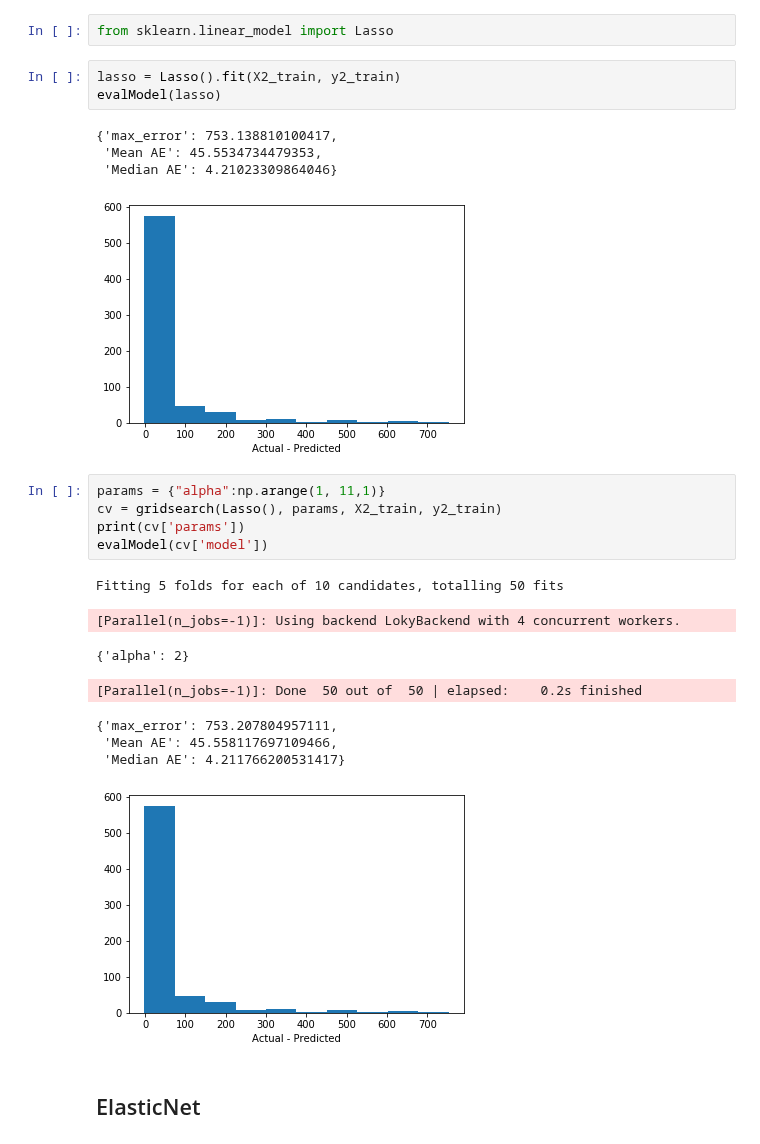
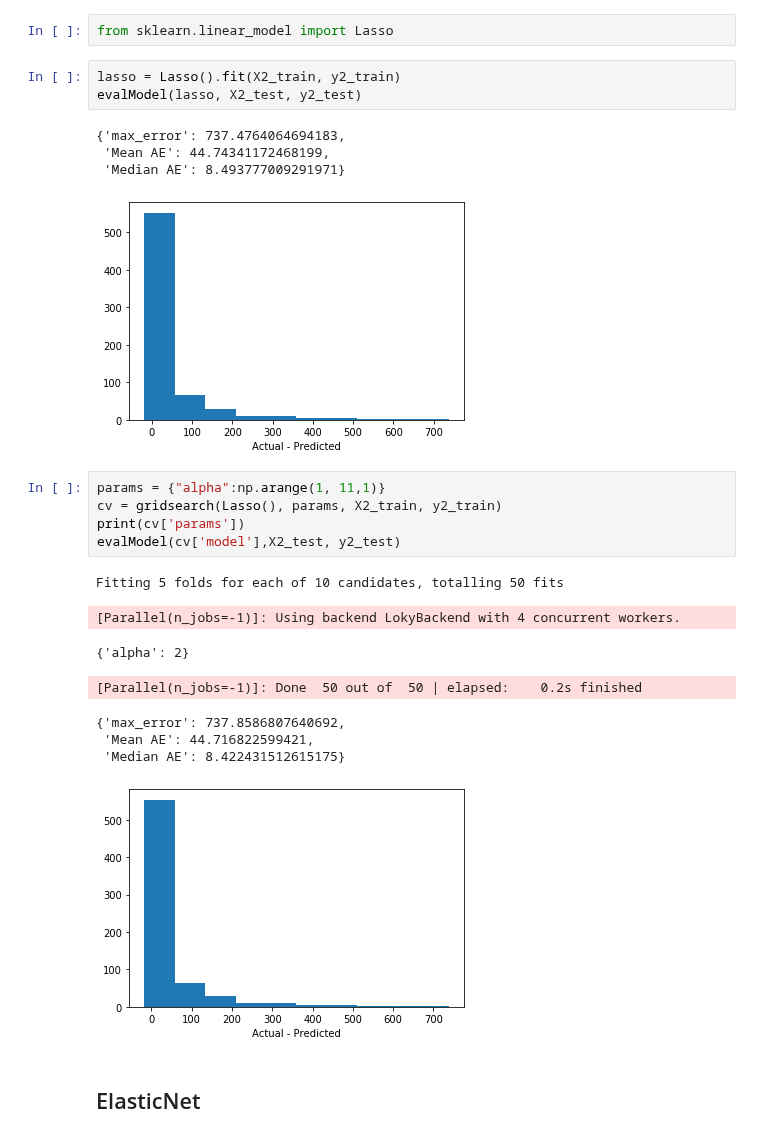
Before and after one commit to suneric98/Crescendo, a Jupyter notebook: data/regression_DaysOnTopCharts.ipynb, the cells around one changed output. Saved outputs shown, nothing was run; the diff lists cells and outputs as text.

```diff
--- a/data/models_DaysOnTopCharts.ipynb
+++ b/data/regression_DaysOnTopCharts.ipynb
@@ -317,26 +338,26 @@ evalModel(cv['model'])
 from sklearn.linear_model import Lasso
 # %%
 lasso = Lasso().fit(X2_train, y2_train)
-evalModel(lasso)
+evalModel(lasso, X2_test, y2_test)
 # %% [output]
-{'max_error': 753.138810100417,
- 'Mean AE': 45.5534734479353,
- 'Median AE': 4.21023309864046}
+{'max_error': 737.4764064694183,
+ 'Mean AE': 44.74341172468199,
+ 'Median AE': 8.493777009291971}
-[figure, old version]
+[figure, new version]
 # %%
 params = {"alpha":np.arange(1, 11,1)}
 cv = gridsearch(Lasso(), params, X2_train, y2_train)
 print(cv['params'])
-evalModel(cv['model'])
+evalModel(cv['model'],X2_test, y2_test)
 # %% [output]
 Fitting 5 folds for each of 10 candidates, totalling 50 fits
 [Parallel(n_jobs=-1)]: Using backend LokyBackend with 4 concurrent workers.
 {'alpha': 2}
 [Parallel(n_jobs=-1)]: Done  50 out of  50 | elapsed:    0.2s finished
-{'max_error': 753.207804957111,
- 'Mean AE': 45.558117697109466,
- 'Median AE': 4.211766200531417}
+{'max_error': 737.8586807640692,
+ 'Mean AE': 44.716822599421,
+ 'Median AE': 8.422431512615175}
-[figure, old version]
+[figure, new version]
 # %% [markdown]
 ## ElasticNet
 # %%
```
Also changed, not shown: parts of 34 cells of this notebook.
